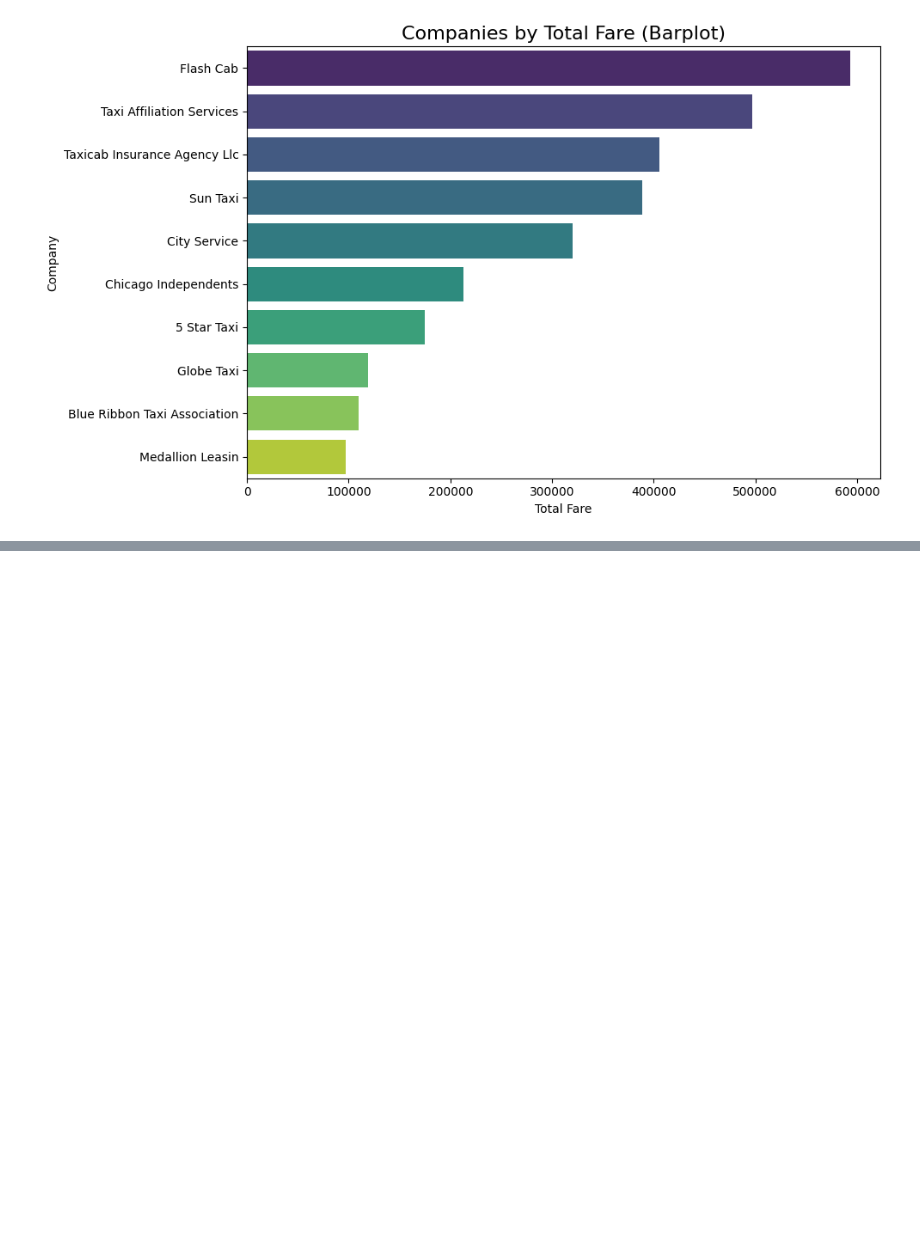
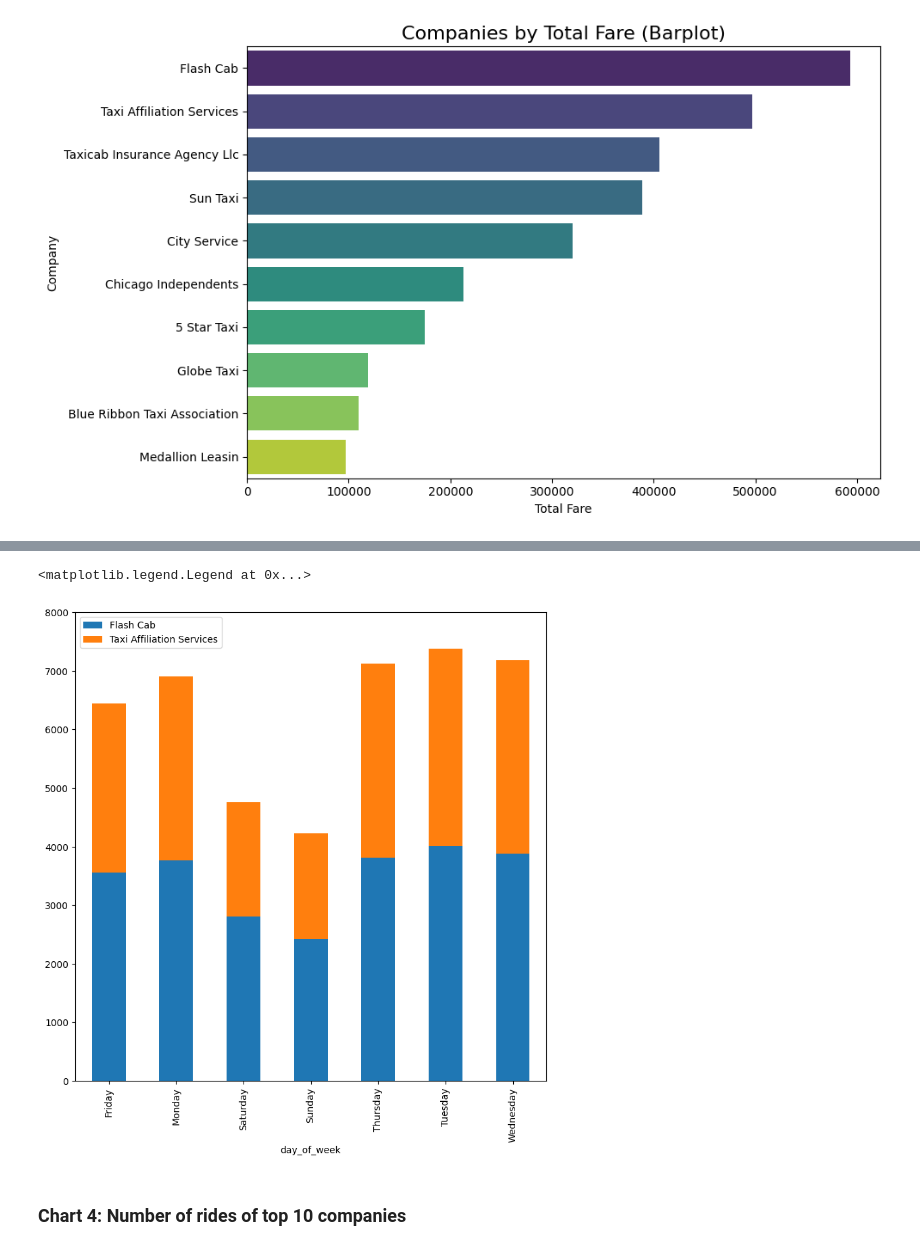
Before and after one commit to ZitaHerczeg/cubix_data_engineering_homework4, a Jupyter notebook: local_visualization.ipynb, the cells around one changed output, grey strips where cells are left out. Drawn from its saved outputs; the diff is of its cells as text; code cells hidden in the pictures; blank space fills up the shorter version.

```diff
--- a/local_visualization.ipynb
+++ b/local_visualization.ipynb
@@ -281,0 +331,4 @@ wcwidth            0.2.13
+# %%
+# Create a DataFrame
+df = pd.read_csv(".\\input_csv_files\\aws_query_5.csv")
+df
@@ -281,0 +351,4 @@ wcwidth            0.2.13
+# %%
+# create the pivot table
+pivot_sum_rides = pd.pivot_table(df, values = 'ride_count', index = ['day_of_week'], columns = ['company'], aggfunc = np.sum)
+print(pivot_sum_rides)
@@ -281,0 +365,10 @@ wcwidth            0.2.13
+# %%
+
+pivot_sum_rides.plot(kind = 'bar', stacked = True, figsize = (9, 9))
+plt.ylim(0, 8000)
+plt.legend(loc = 'upper left')
+# %% [output]
+<matplotlib.legend.Legend at 0x...>
+[figure, added]
+# %% [markdown]
+### Chart 4: Number of rides of top 10 companies
```
Also changed, not shown: parts of 15 cells of this notebook, 9 other files.
